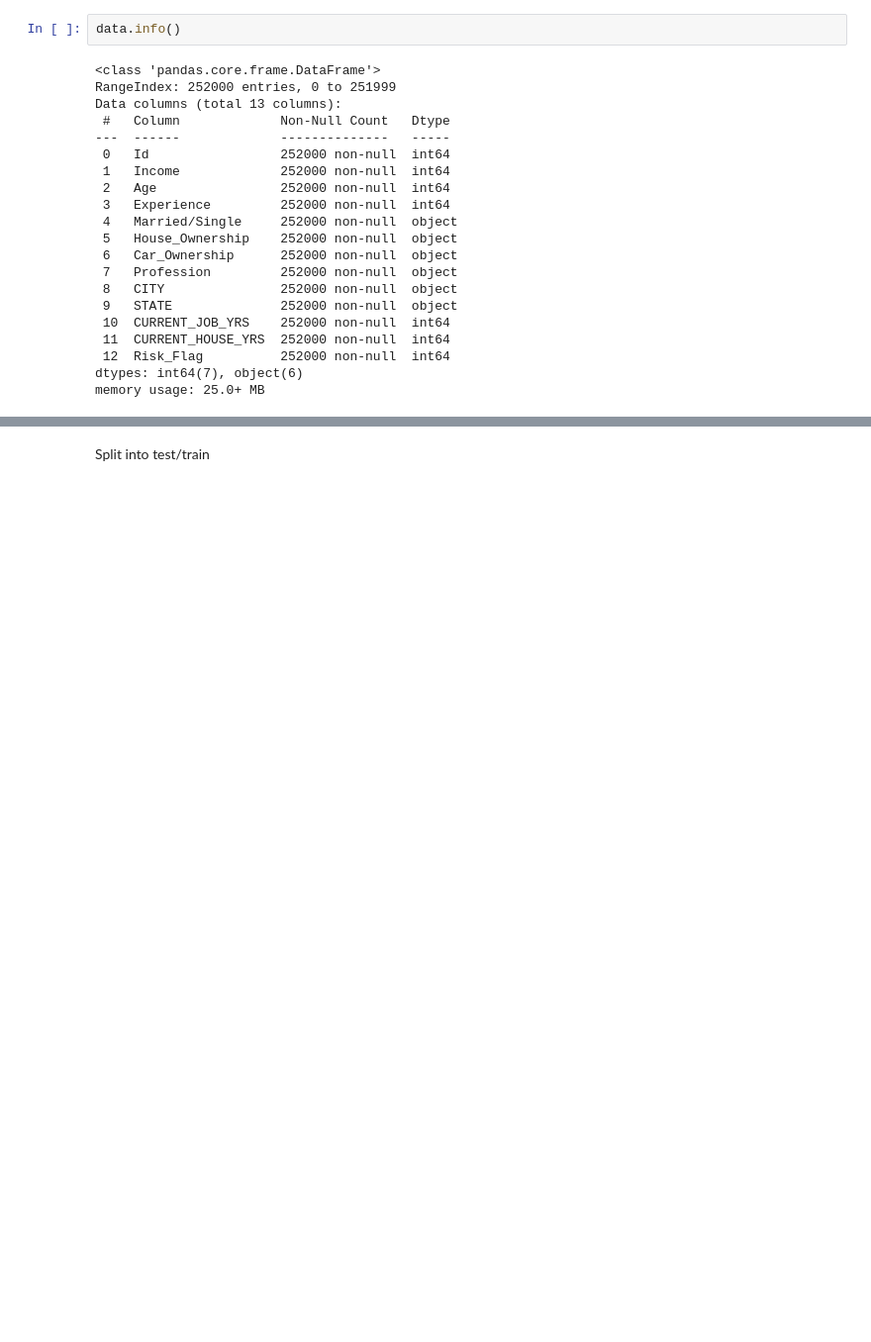
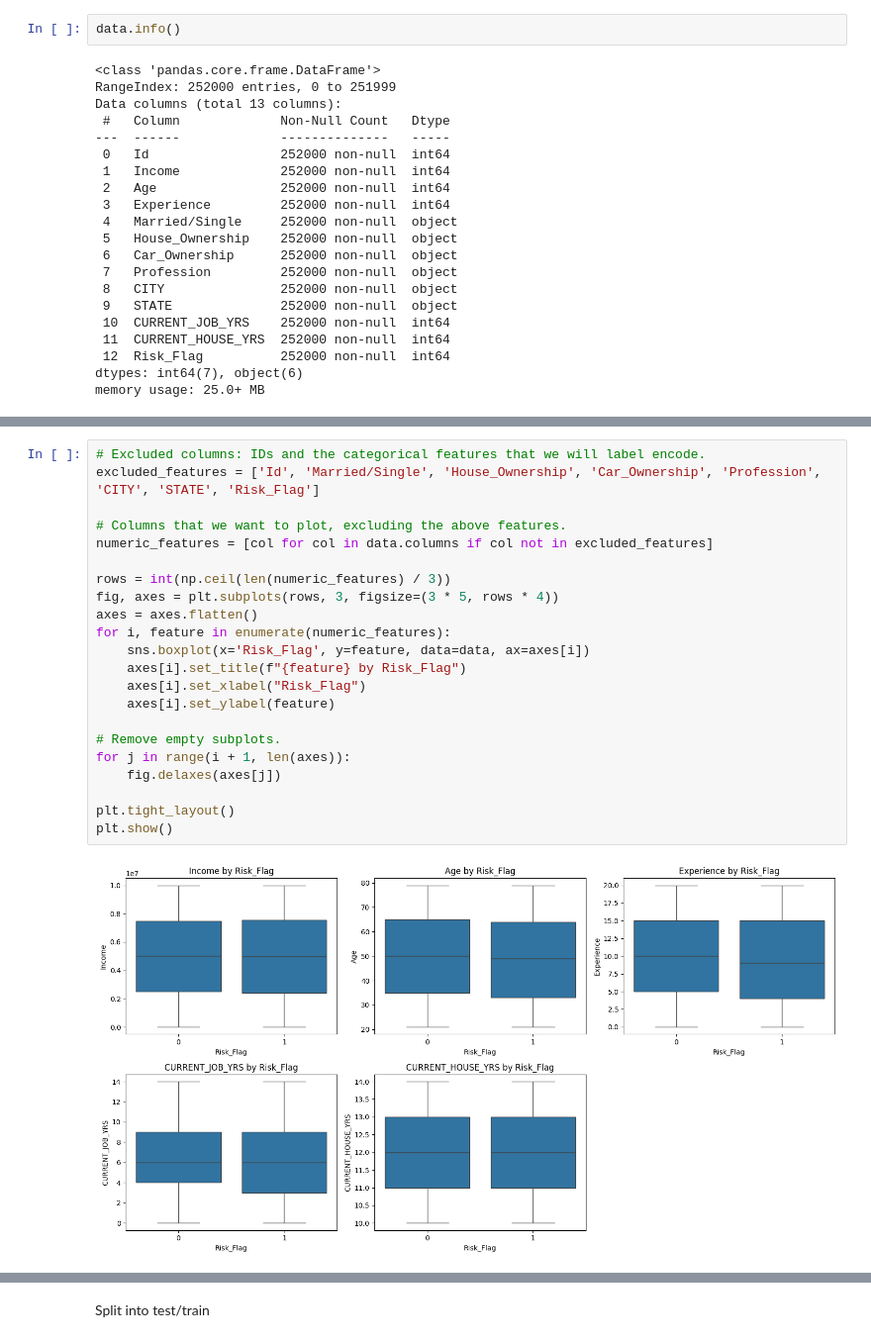
Before and after one commit to thesamarthkumar/Loan-Approval-Prediction, a Jupyter notebook: preprocessing.ipynb, the cells around one changed output, grey strips where cells are left out. Shown: that part at 99% size. Cells and saved outputs as stored; diff of their text form; blank space fills up the shorter version.

Commit message:
Adding more plots for exploratory data analysis

```diff
--- a/preprocessing.ipynb
+++ b/preprocessing.ipynb
@@ -52,0 +63,24 @@ memory usage: 25.0+ MB
+# %%
+# Excluded columns: IDs and the categorical features that we will label encode.
+excluded_features = ['Id', 'Married/Single', 'House_Ownership', 'Car_Ownership', 'Profession', 'CITY', 'STATE', 'Risk_Flag']
+
+# Columns that we want to plot, excluding the above features.
+numeric_features = [col for col in data.columns if col not in excluded_features]
+
+rows = int(np.ceil(len(numeric_features) / 3))
+fig, axes = plt.subplots(rows, 3, figsize=(3 * 5, rows * 4))
+axes = axes.flatten()
+for i, feature in enumerate(numeric_features):
+    sns.boxplot(x='Risk_Flag', y=feature, data=data, ax=axes[i])
+    axes[i].set_title(f"{feature} by Risk_Flag")
+    axes[i].set_xlabel("Risk_Flag")
+    axes[i].set_ylabel(feature)
+
+# Remove empty subplots.
+for j in range(i + 1, len(axes)):
+    fig.delaxes(axes[j])
+
+plt.tight_layout()
+plt.show()
+# %% [output]
+[figure, added]
```
Also changed, not shown: parts of 8 cells of this notebook.
